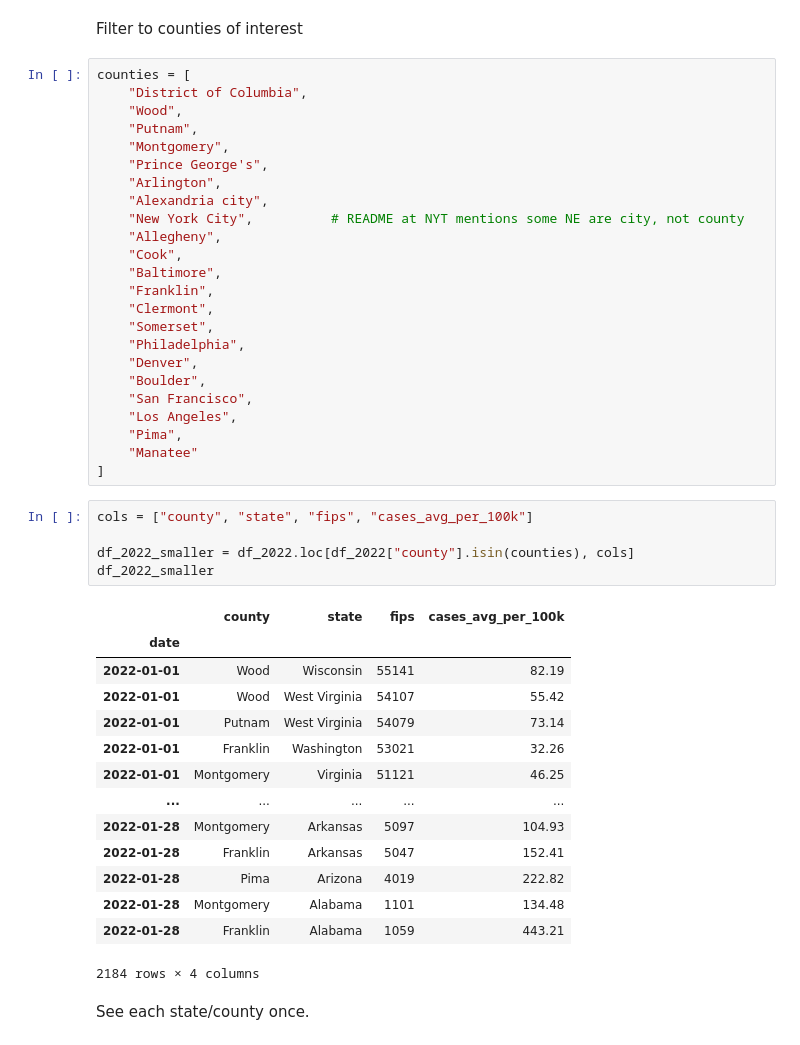
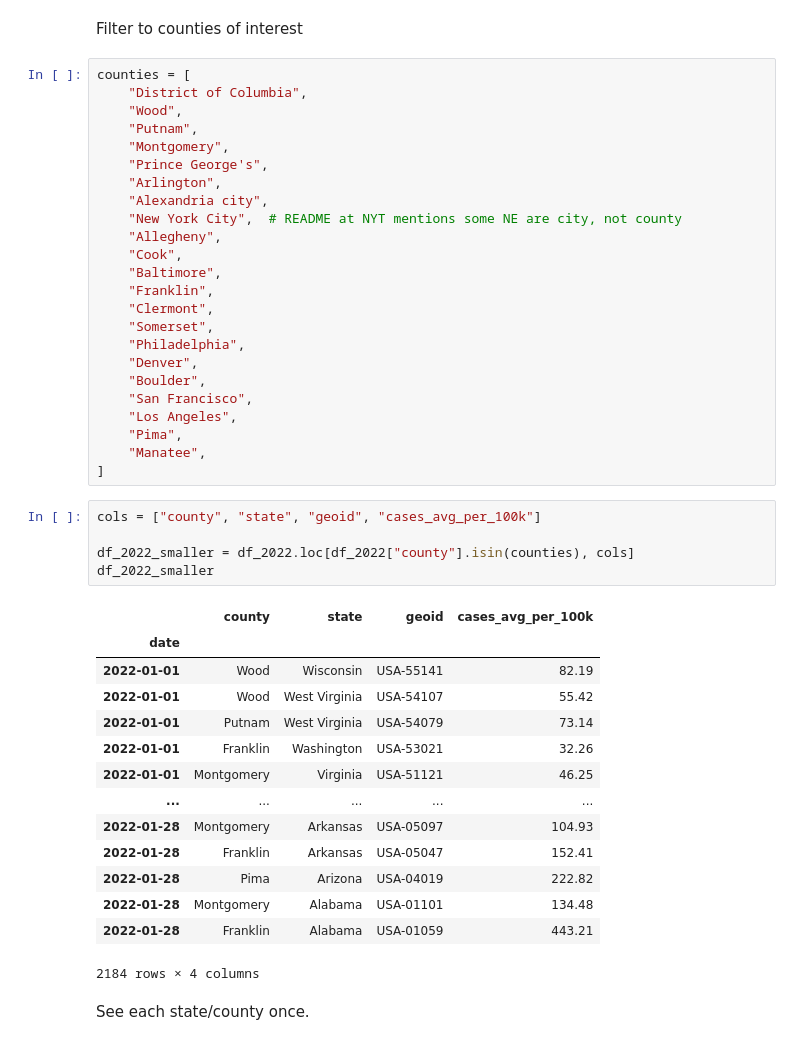
Before and after one commit to discdiver/covid-cities, a Jupyter notebook: prepare.ipynb, the cells around one changed output. Saved outputs shown, nothing was run; the diff lists cells and outputs as text.

```diff
--- a/prepare.ipynb
+++ b/prepare.ipynb
@@ -86,7 +86,7 @@ counties = [
     "Prince George's",
     "Arlington",
     "Alexandria city",
-    "New York City",          # README at NYT mentions some NE are city, not county
+    "New York City",  # README at NYT mentions some NE are city, not county
     "Allegheny",
     "Cook",
     "Baltimore",
@@ -99,27 +99,27 @@ counties = [
     "San Francisco",
     "Los Angeles",
     "Pima",
-    "Manatee"
+    "Manatee",
 ]
 # %%
-cols = ["county", "state", "fips", "cases_avg_per_100k"]
+cols = ["county", "state", "geoid", "cases_avg_per_100k"]
 
 df_2022_smaller = df_2022.loc[df_2022["county"].isin(counties), cols]
 df_2022_smaller
 # %% [output]
-|  | county | state | fips | cases_avg_per_100k |
+|  | county | state | geoid | cases_avg_per_100k |
 | date |  |  |  |  |
-| 2022-01-01 | Wood | Wisconsin | 55141 | 82.19 |
-| 2022-01-01 | Wood | West Virginia | 54107 | 55.42 |
-| 2022-01-01 | Putnam | West Virginia | 54079 | 73.14 |
-| 2022-01-01 | Franklin | Washington | 53021 | 32.26 |
-| 2022-01-01 | Montgomery | Virginia | 51121 | 46.25 |
+| 2022-01-01 | Wood | Wisconsin | USA-55141 | 82.19 |
+| 2022-01-01 | Wood | West Virginia | USA-54107 | 55.42 |
+| 2022-01-01 | Putnam | West Virginia | USA-54079 | 73.14 |
+| 2022-01-01 | Franklin | Washington | USA-53021 | 32.26 |
+| 2022-01-01 | Montgomery | Virginia | USA-51121 | 46.25 |
 | ... | ... | ... | ... | ... |
-| 2022-01-28 | Montgomery | Arkansas | 5097 | 104.93 |
-| 2022-01-28 | Franklin | Arkansas | 5047 | 152.41 |
-| 2022-01-28 | Pima | Arizona | 4019 | 222.82 |
-| 2022-01-28 | Montgomery | Alabama | 1101 | 134.48 |
-| 2022-01-28 | Franklin | Alabama | 1059 | 443.21 |
+| 2022-01-28 | Montgomery | Arkansas | USA-05097 | 104.93 |
+| 2022-01-28 | Franklin | Arkansas | USA-05047 | 152.41 |
+| 2022-01-28 | Pima | Arizona | USA-04019 | 222.82 |
+| 2022-01-28 | Montgomery | Alabama | USA-01101 | 134.48 |
+| 2022-01-28 | Franklin | Alabama | USA-01059 | 443.21 |
 2184 rows × 4 columns
 # %% [markdown]
 See each state/county once.
```
Also changed, not shown: parts of 22 cells of this notebook, 1 other file.
